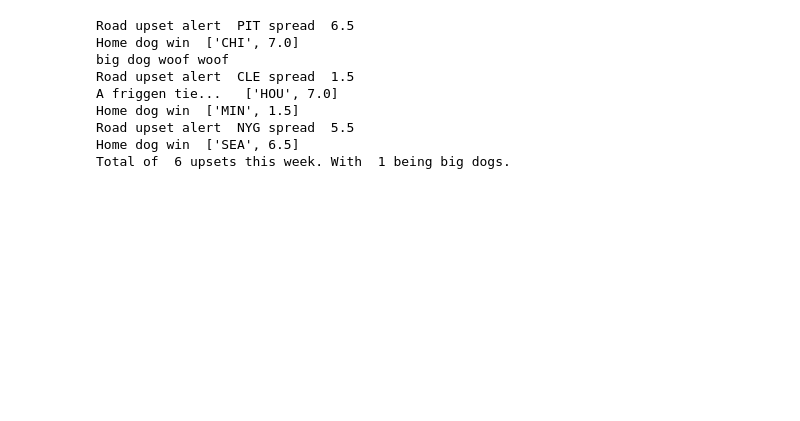
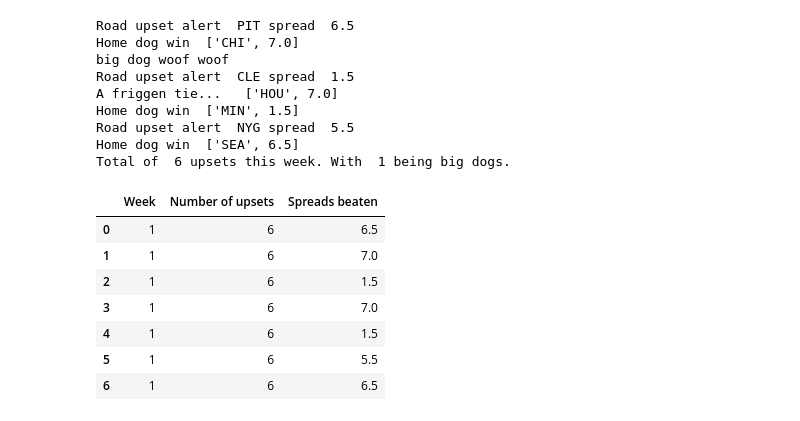
Before and after one commit to michaelzwartz/Confidence-pool, a Jupyter notebook: pool_notebook.ipynb, the cells around one changed output. Cells and saved outputs as stored; diff of their text form; code cells hidden in the pictures; blank space fills up the shorter version.

```diff
--- a/pool_notebook.ipynb
+++ b/pool_notebook.ipynb
@@ -123,6 +122,20 @@ Home dog win  ['MIN', 1.5]
 Road upset alert  NYG spread  5.5
 Home dog win  ['SEA', 6.5]
 Total of  6 upsets this week. With  1 being big dogs.
+# %%
+upsets1 = [6.5, 7.0, 1.5, 7.0, 1.5, 5.5, 6.5]
+upset_table = {"Week": 1, "Number of upsets": upset_count1[0], "Spreads beaten": upsets1}
+upset_table = pd.DataFrame(upset_table)
+upset_table
+# %% [output]
+|  | Week | Number of upsets | Spreads beaten |
+| 0 | 1 | 6 | 6.5 |
+| 1 | 1 | 6 | 7.0 |
+| 2 | 1 | 6 | 1.5 |
+| 3 | 1 | 6 | 7.0 |
+| 4 | 1 | 6 | 1.5 |
+| 5 | 1 | 6 | 5.5 |
+| 6 | 1 | 6 | 6.5 |
 # %%
 max1 = week1_stats['Game Count'].nlargest(2)
 min1 = week1_stats.min()
```
Also changed, not shown: parts of 9 cells of this notebook, 1 other file.
